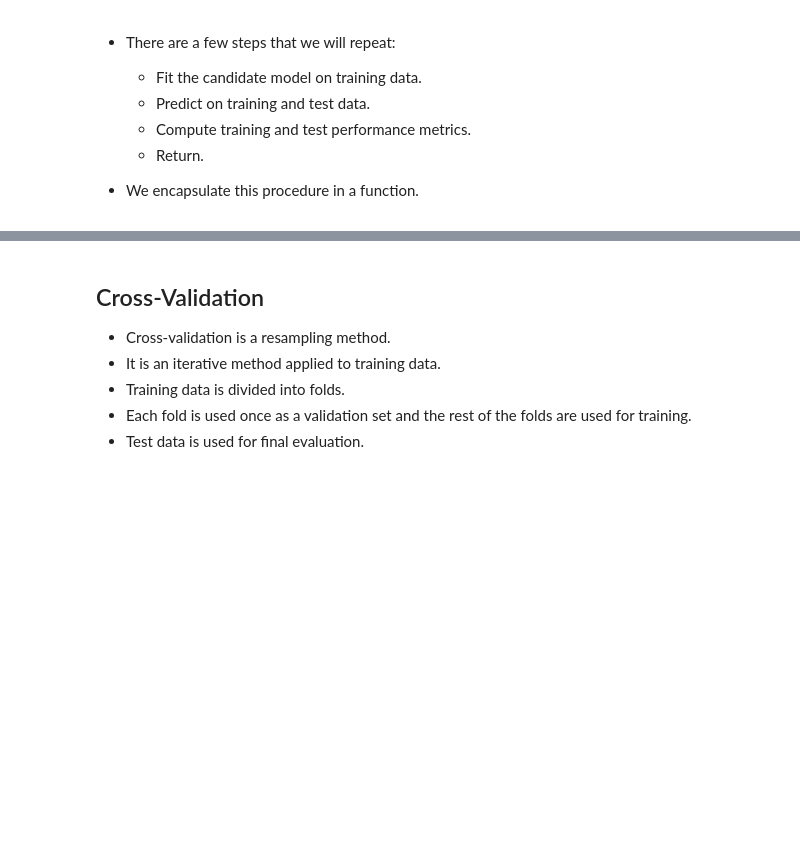
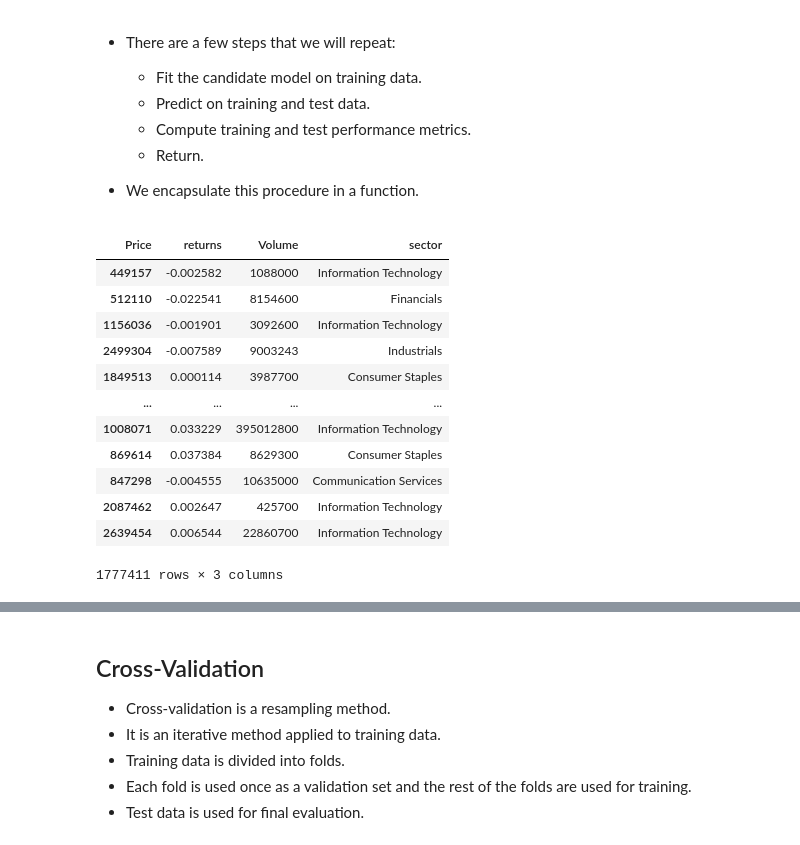
Before and after one commit to khirmas67/production, a Jupyter notebook: 01_materials/labs/03b_pipeline.ipynb, the cells around one changed output, grey strips where cells are left out. Drawn from its saved outputs; the diff is of its cells as text; code cells hidden in the pictures; blank space fills up the shorter version.

```diff
--- a/01_materials/labs/03b_pipeline.ipynb
+++ b/01_materials/labs/03b_pipeline.ipynb
@@ -350,11 +396,26 @@ def evaluate_model(clf, X_train, Y_train, X_test, Y_test):
 # %%
 # Schema
 X = df[['returns', 'Volume', 'sector']]
 Y = df['target']
 
 # Split the data
 X_rest, X_test, Y_rest, Y_test = train_test_split(X, Y, test_size=0.2, random_state=42)
 X_train, X_validate, Y_train,  Y_validate = train_test_split(X_rest, Y_rest, test_size=0.2, random_state=42)
+X_train
+# %% [output]
+| Price | returns | Volume | sector |
+| 449157 | -0.002582 | 1088000 | Information Technology |
+| 512110 | -0.022541 | 8154600 | Financials |
+| 1156036 | -0.001901 | 3092600 | Information Technology |
+| 2499304 | -0.007589 | 9003243 | Industrials |
+| 1849513 | 0.000114 | 3987700 | Consumer Staples |
+| ... | ... | ... | ... |
+| 1008071 | 0.033229 | 395012800 | Information Technology |
+| 869614 | 0.037384 | 8629300 | Consumer Staples |
+| 847298 | -0.004555 | 10635000 | Communication Services |
+| 2087462 | 0.002647 | 425700 | Information Technology |
+| 2639454 | 0.006544 | 22860700 | Information Technology |
+1777411 rows × 3 columns
 # %%
 # Evaluate hyperparameter configuration 2
 pipe_d3 = pipe.set_params(**{'decisiontree__max_depth': 3})
```
Also changed, not shown: parts of 6 cells of this notebook, 1 other file.
